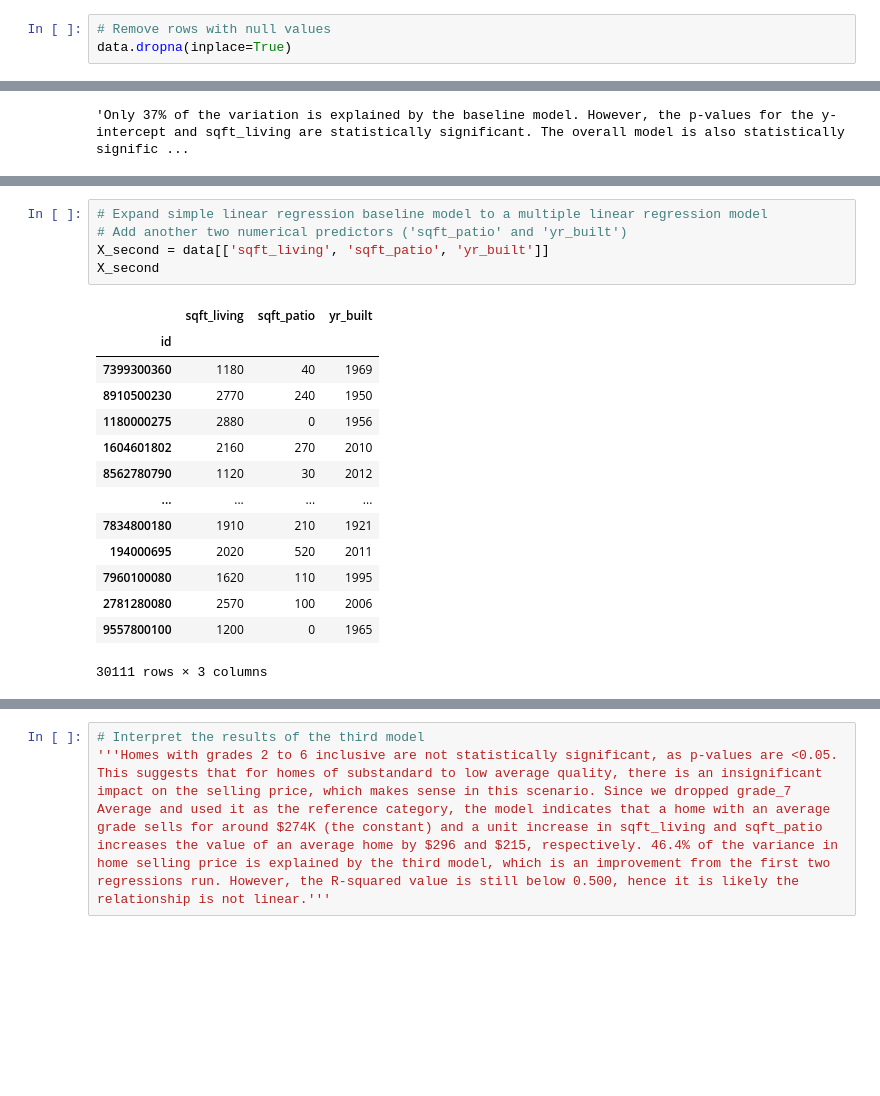
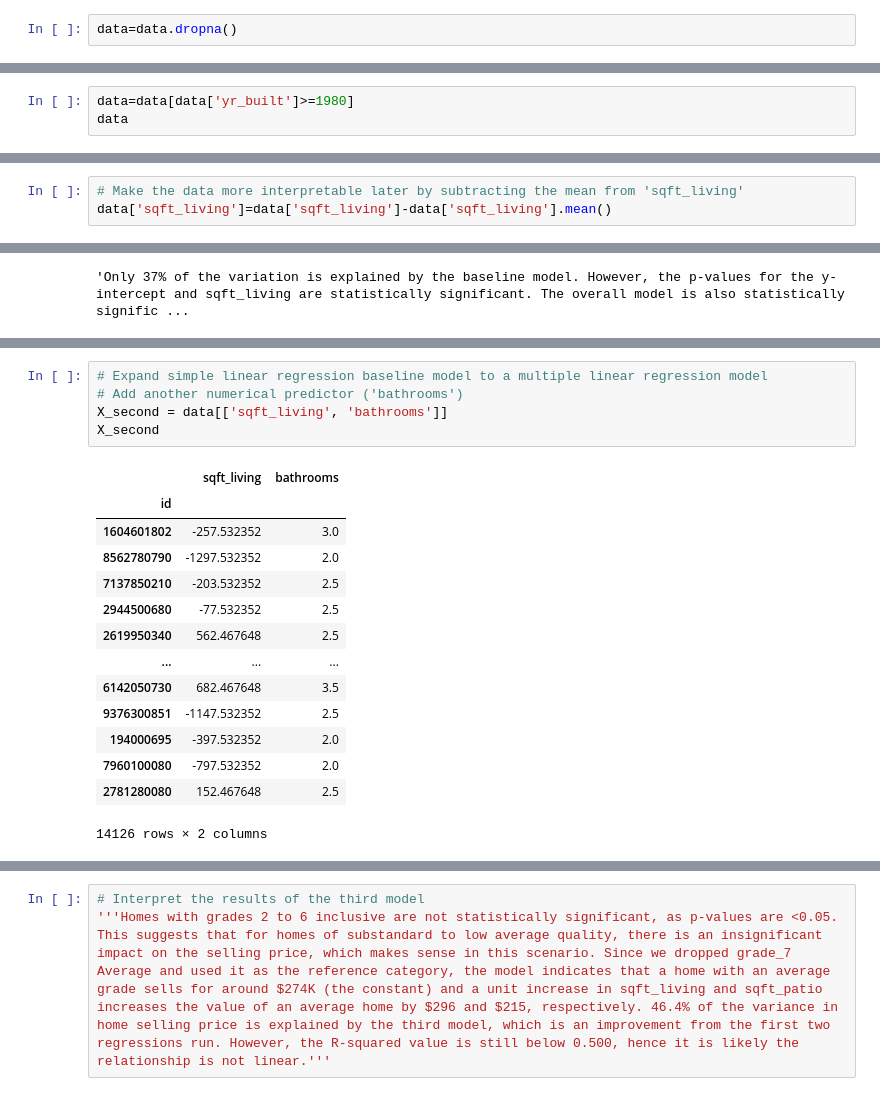
Before and after one commit to keziasetokusumo/dsc-phase-2-project-v2-5, a Jupyter notebook: student.ipynb, the cells around one changed output, grey strips where cells are left out. Cells and saved outputs as stored; diff of their text form; blank space fills up the shorter version.

```diff
--- a/student.ipynb
+++ b/student.ipynb
@@ -32,6 +32,5 @@ Index(['date', 'price', 'bedrooms', 'bathrooms', 'sqft_living', 'sqft_lot',
        'sqft_garage', 'sqft_patio', 'yr_built', 'yr_renovated', 'address',
        'lat', 'long'],
       dtype='object')
-# %%
-# Remove rows with null values
-data.dropna(inplace=True)
+# %%
+data=data.dropna()
@@ -37,0 +49,3 @@ data.dropna(inplace=True)
+# %%
+data=data[data['yr_built']>=1980]
+data
@@ -38,3 +67,6 @@ data.dropna(inplace=True)
+# %%
+# Make the data more interpretable later by subtracting the mean from 'sqft_living'
+data['sqft_living']=data['sqft_living']-data['sqft_living'].mean()
 # %%
 data.hist(figsize=(15,15))
 # %% [output]
@@ -121,23 +153,23 @@ Text(0.5, 1.0, 'Baseline Model Visualization')
 # %%
 # Expand simple linear regression baseline model to a multiple linear regression model
-# Add another two numerical predictors ('sqft_patio' and 'yr_built')
-X_second = data[['sqft_living', 'sqft_patio', 'yr_built']]
+# Add another numerical predictor ('bathrooms')
+X_second = data[['sqft_living', 'bathrooms']]
 X_second
 # %% [output]
-|  | sqft_living | sqft_patio | yr_built |
-| id |  |  |  |
-| 7399300360 | 1180 | 40 | 1969 |
-| 8910500230 | 2770 | 240 | 1950 |
-| 1180000275 | 2880 | 0 | 1956 |
-| 1604601802 | 2160 | 270 | 2010 |
-| 8562780790 | 1120 | 30 | 2012 |
-| ... | ... | ... | ... |
-| 7834800180 | 1910 | 210 | 1921 |
-| 194000695 | 2020 | 520 | 2011 |
-| 7960100080 | 1620 | 110 | 1995 |
-| 2781280080 | 2570 | 100 | 2006 |
-| 9557800100 | 1200 | 0 | 1965 |
+|  | sqft_living | bathrooms |
+| id |  |  |
+| 1604601802 | -257.532352 | 3.0 |
+| 8562780790 | -1297.532352 | 2.0 |
+| 7137850210 | -203.532352 | 2.5 |
+| 2944500680 | -77.532352 | 2.5 |
+| 2619950340 | 562.467648 | 2.5 |
+| ... | ... | ... |
+| 6142050730 | 682.467648 | 3.5 |
+| 9376300851 | -1147.532352 | 2.5 |
+| 194000695 | -397.532352 | 2.0 |
+| 7960100080 | -797.532352 | 2.0 |
+| 2781280080 | 152.467648 | 2.5 |
-30111 rows × 3 columns
+14126 rows × 2 columns
 # %%
 # Create the second model
 second=sm.OLS(y, sm.add_constant(X_second))
```
Also changed, not shown: parts of 22 cells of this notebook.
